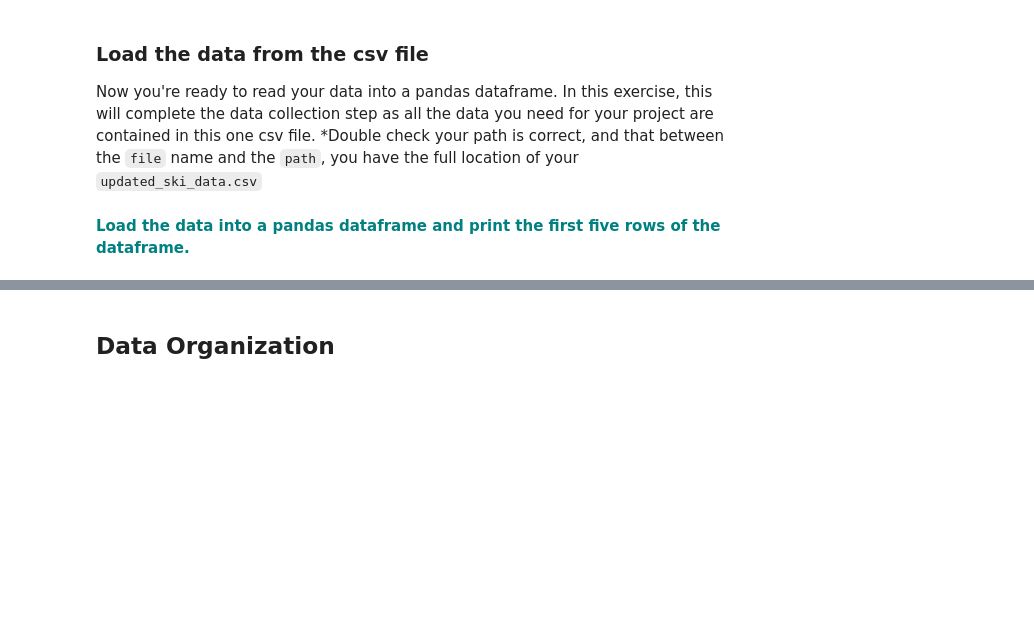
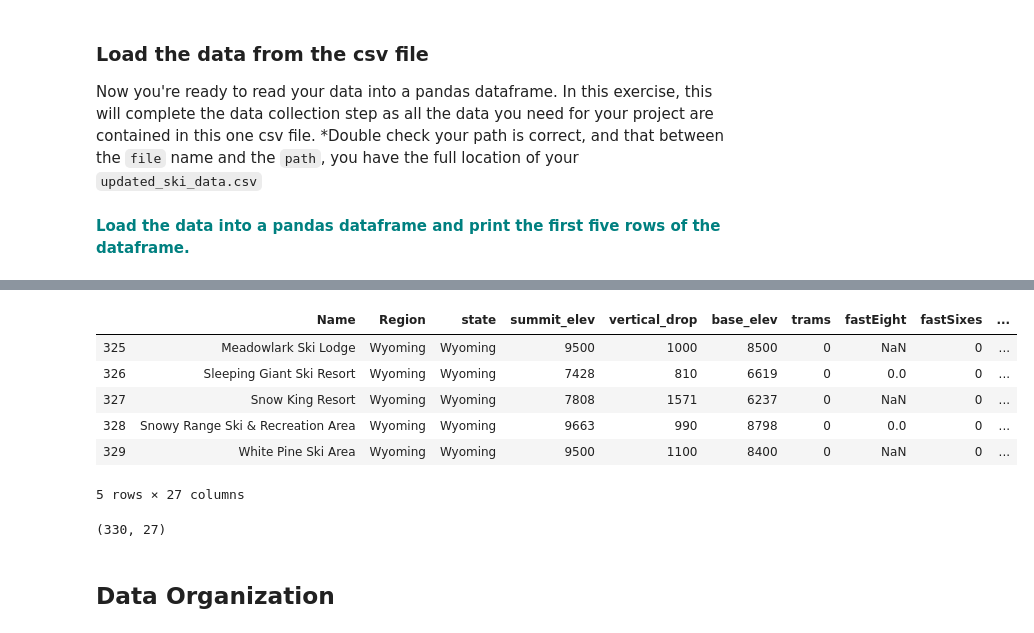
Before and after one commit to asaadkhattab/GuidedCapstone-BigMountainResort, a Jupyter notebook: Data Wrangling - Step2.ipynb, the cells around one changed output, grey strips where cells are left out. Drawn from its saved outputs; the diff is of its cells as text; code cells hidden in the pictures; blank space fills up the shorter version.

```diff
--- a/Data Wrangling - Step2.ipynb
+++ b/Data Wrangling - Step2.ipynb
@@ -102,0 +91,4 @@ df.head(10)
+# %%
+path = 'skidata.csv'
+df = pd.read_csv(path) # (filepath, na_values=' -1', delimiter=',', header=None, names=col_names, index_col = 0, )
+df.head(10)
@@ -103,3 +108,17 @@ df.head(10)
+# %%
+df.tail()
+# %% [output]
+|  | Name | Region | state | summit_elev | vertical_drop | base_elev | trams | fastEight | fastSixes | ... |
+| 325 | Meadowlark Ski Lodge | Wyoming | Wyoming | 9500 | 1000 | 8500 | 0 | NaN | 0 | ... |
+| 326 | Sleeping Giant Ski Resort | Wyoming | Wyoming | 7428 | 810 | 6619 | 0 | 0.0 | 0 | ... |
+| 327 | Snow King Resort | Wyoming | Wyoming | 7808 | 1571 | 6237 | 0 | NaN | 0 | ... |
+| 328 | Snowy Range Ski & Recreation Area | Wyoming | Wyoming | 9663 | 990 | 8798 | 0 | 0.0 | 0 | ... |
+| 329 | White Pine Ski Area | Wyoming | Wyoming | 9500 | 1100 | 8400 | 0 | NaN | 0 | ... |
+5 rows × 27 columns
+# %%
+df.shape
+# %% [output]
+(330, 27)
 # %% [markdown]
 ## Data Organization
 # %% [markdown]
```
Also changed, not shown: parts of 36 cells of this notebook, 1 other file.
